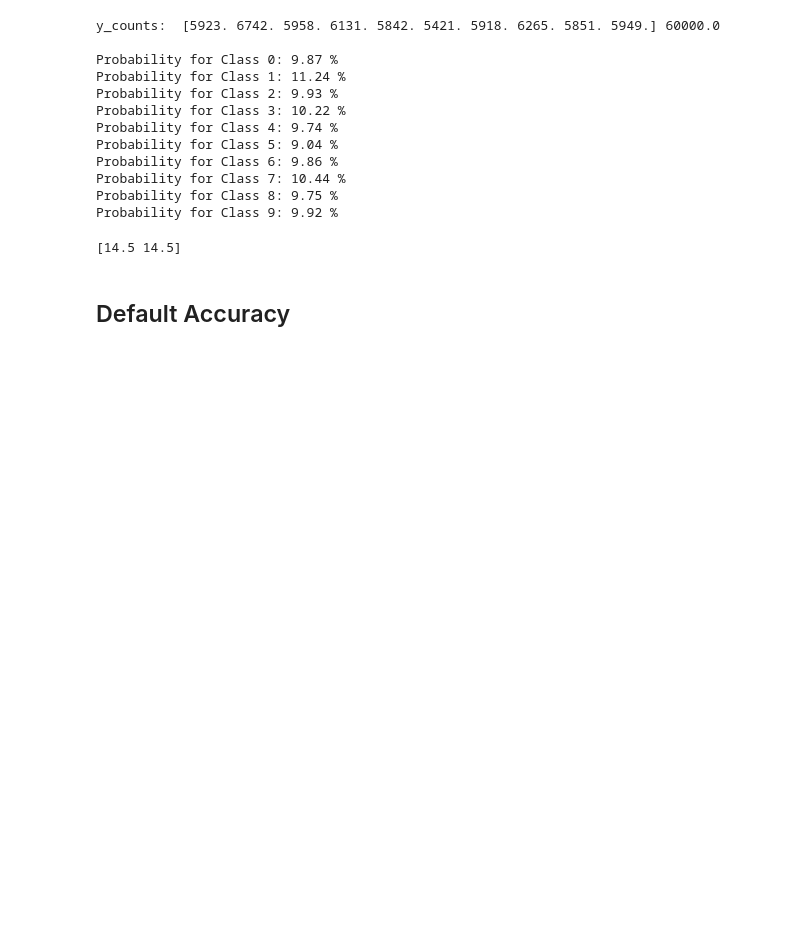
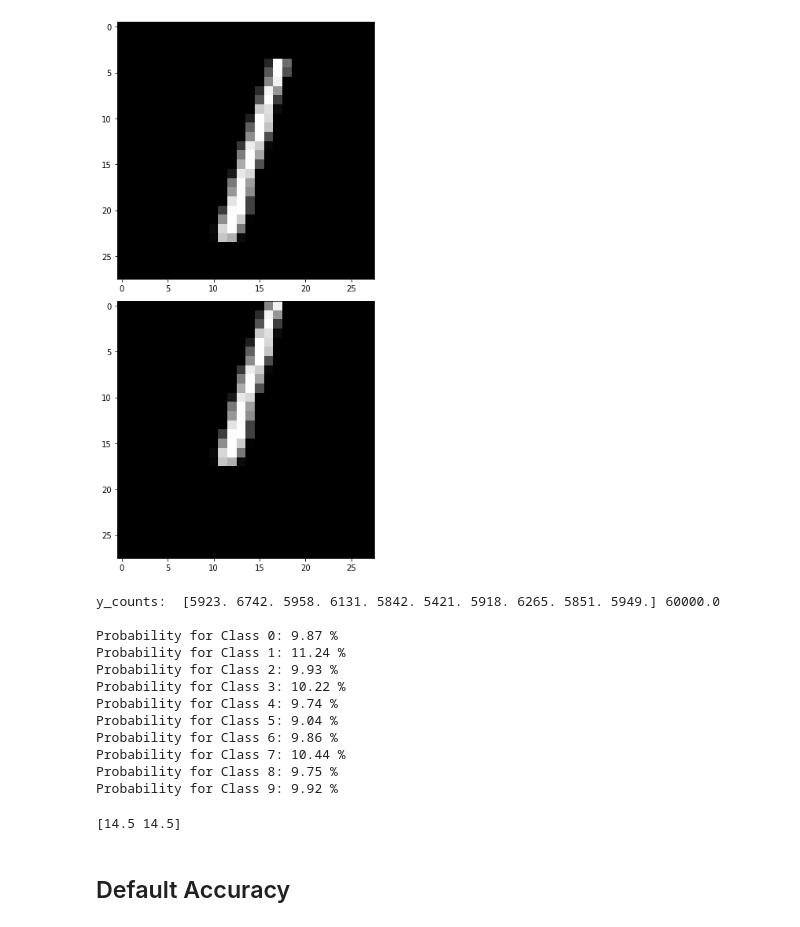
Before and after one commit to iamfredo/mnist_naive_bayes, a Jupyter notebook: new_mnist.ipynb, the cells around one changed output. Drawn from its saved outputs; the diff is of its cells as text; code cells hidden in the pictures; blank space fills up the shorter version.

```diff
--- a/new_mnist.ipynb
+++ b/new_mnist.ipynb
@@ -20,3 +66,15 @@ y_test = test_df["label"]
+# %%
+
+fig, (ax1, ax2) = plt.subplots(2,1, figsize=(6,10))
+plt.subplot(211)
+plt.imshow(norm[2], cmap="gray")
+plt.subplot(212)
+plt.imshow(test_shiftv6[2], cmap="gray")
+
+fig.tight_layout()
+plt.show()
+# %% [output]
+[figure, added]
 # %%
 y_count = np.zeros(10)
 for label in y_train:
```
Also changed, not shown: parts of 2 cells of this notebook, 2 other files.
